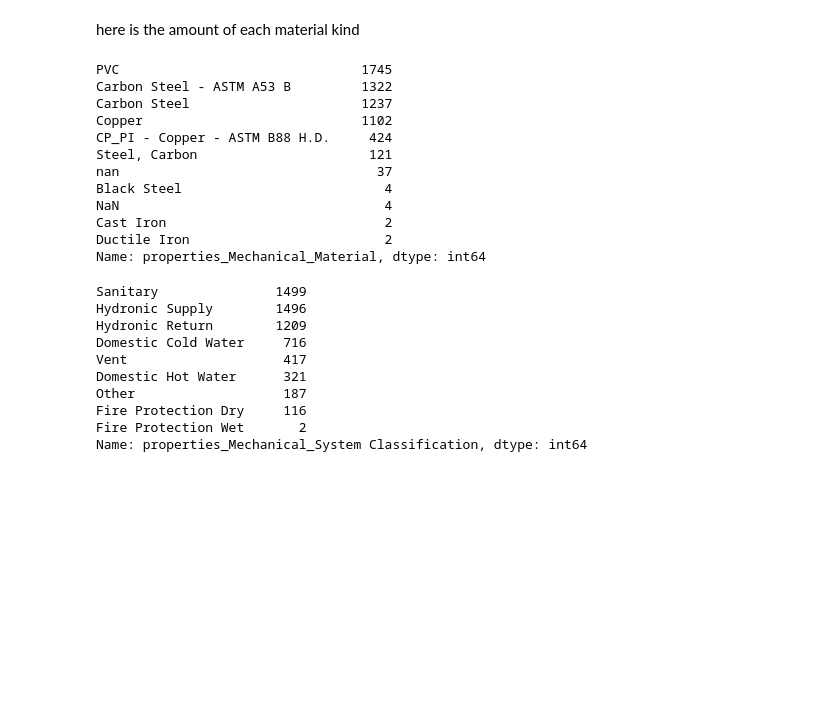
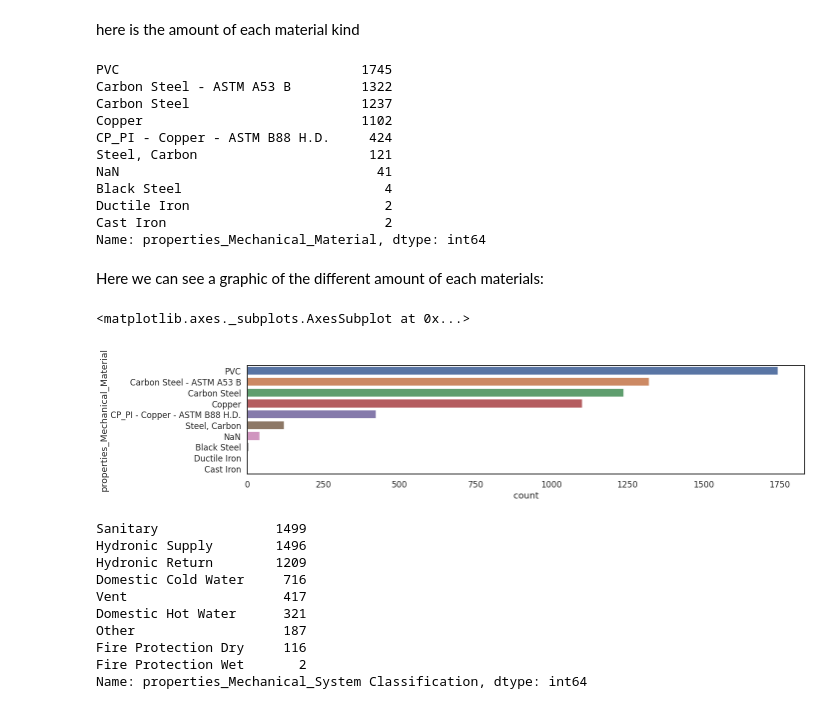
Before and after one commit to pabloderen/BIMinferer, a Jupyter notebook: Pipe_Analysis_2.ipynb, the cells around one changed output. Saved outputs shown, nothing was run; the diff lists cells and outputs as text; code cells hidden in the pictures; blank space fills up the shorter version.

```diff
--- a/Pipe_Analysis_2.ipynb
+++ b/Pipe_Analysis_2.ipynb
@@ -50,7 +50,8 @@ def search(data):
         return "PVC"
     if "PVC" in data.upper():
         return "PVC"
-
+    if "NAN" in data.upper():
+        return "NaN"
     else:
         return data
 # %% [markdown]
@@ -62,6 +63,7 @@ df2["properties_Mechanical_Material"]=df2["properties_Mechanical_Material"].appl
 # %% [markdown]
 here is the amount of each material kind
 # %%
+
 df2["properties_Mechanical_Material"].value_counts()
 # %% [output]
 PVC                               1745
@@ -70,12 +72,19 @@ Carbon Steel                      1237
 Copper                            1102
 CP_PI - Copper - ASTM B88 H.D.     424
 Steel, Carbon                      121
-nan                                 37
+NaN                                 41
 Black Steel                          4
-NaN                                  4
+Ductile Iron                         2
 Cast Iron                            2
-Ductile Iron                         2
 Name: properties_Mechanical_Material, dtype: int64
+# %% [markdown]
+Here we can see a graphic of the different amount of each materials:
+# %%
+plt.figure(figsize=(20,4))
+sns.countplot(y="properties_Mechanical_Material",data=df2,order=df2["properties_Mechanical_Material"].value_counts().index)
+# %% [output]
+<matplotlib.axes._subplots.AxesSubplot at 0x...>
+[figure, added]
 # %%
 df2["properties_Mechanical_System Classification"].value_counts()
 # %% [output]
```
Also changed, not shown: parts of 1 cell of this notebook.
